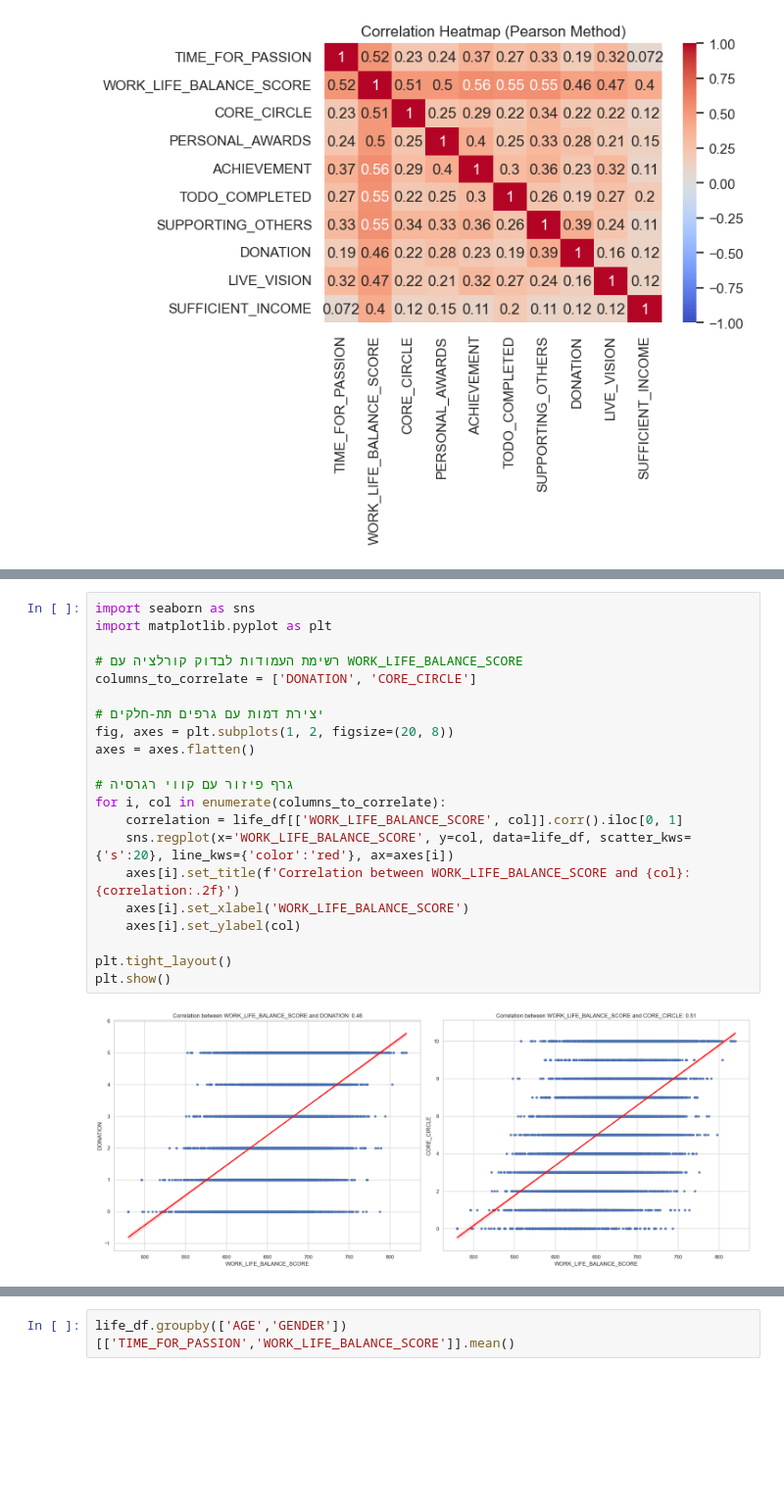
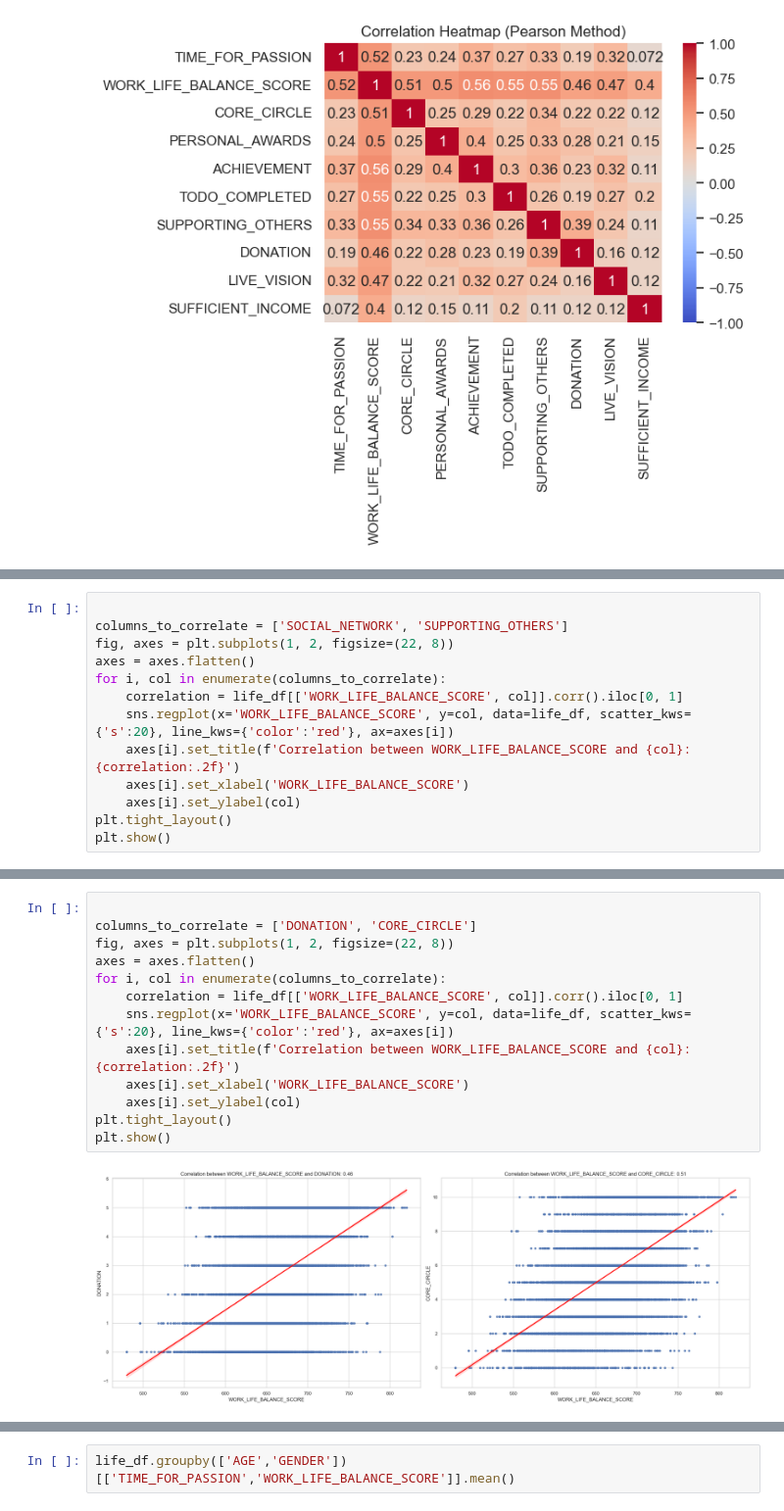
Before and after one commit to ariel7525/Wellbeing_and_lifestyle_data_Kaggle, a Jupyter notebook: my_project.ipynb, the cells around one changed output, grey strips where cells are left out. Shown at 98% size. Saved outputs shown, nothing was run; the diff lists cells and outputs as text; blank space fills up the shorter version.

```diff
--- a/my_project.ipynb
+++ b/my_project.ipynb
@@ -259,0 +218,13 @@ plt.show()
+# %%
+
+columns_to_correlate = ['SOCIAL_NETWORK', 'SUPPORTING_OTHERS']
+fig, axes = plt.subplots(1, 2, figsize=(22, 8))
+axes = axes.flatten()
+for i, col in enumerate(columns_to_correlate):
+    correlation = life_df[['WORK_LIFE_BALANCE_SCORE', col]].corr().iloc[0, 1]
+    sns.regplot(x='WORK_LIFE_BALANCE_SCORE', y=col, data=life_df, scatter_kws={'s':20}, line_kws={'color':'red'}, ax=axes[i])
+    axes[i].set_title(f'Correlation between WORK_LIFE_BALANCE_SCORE and {col}: {correlation:.2f}')
+    axes[i].set_xlabel('WORK_LIFE_BALANCE_SCORE')
+    axes[i].set_ylabel(col)
+plt.tight_layout()
+plt.show()
@@ -260,23 +335,15 @@ plt.show()
 # %%
-import seaborn as sns
-import matplotlib.pyplot as plt
 
-# רשימת העמודות לבדוק קורלציה עם WORK_LIFE_BALANCE_SCORE
 columns_to_correlate = ['DONATION', 'CORE_CIRCLE']
-
-# יצירת דמות עם גרפים תת-חלקים
-fig, axes = plt.subplots(1, 2, figsize=(20, 8))
+fig, axes = plt.subplots(1, 2, figsize=(22, 8))
 axes = axes.flatten()
-
-# גרף פיזור עם קווי רגרסיה
 for i, col in enumerate(columns_to_correlate):
     correlation = life_df[['WORK_LIFE_BALANCE_SCORE', col]].corr().iloc[0, 1]
     sns.regplot(x='WORK_LIFE_BALANCE_SCORE', y=col, data=life_df, scatter_kws={'s':20}, line_kws={'color':'red'}, ax=axes[i])
     axes[i].set_title(f'Correlation between WORK_LIFE_BALANCE_SCORE and {col}: {correlation:.2f}')
     axes[i].set_xlabel('WORK_LIFE_BALANCE_SCORE')
     axes[i].set_ylabel(col)
-
 plt.tight_layout()
 plt.show()
 # %% [output]
-[figure, old version]
+[figure, new version]
```
Also changed, not shown: parts of 33 cells of this notebook.
